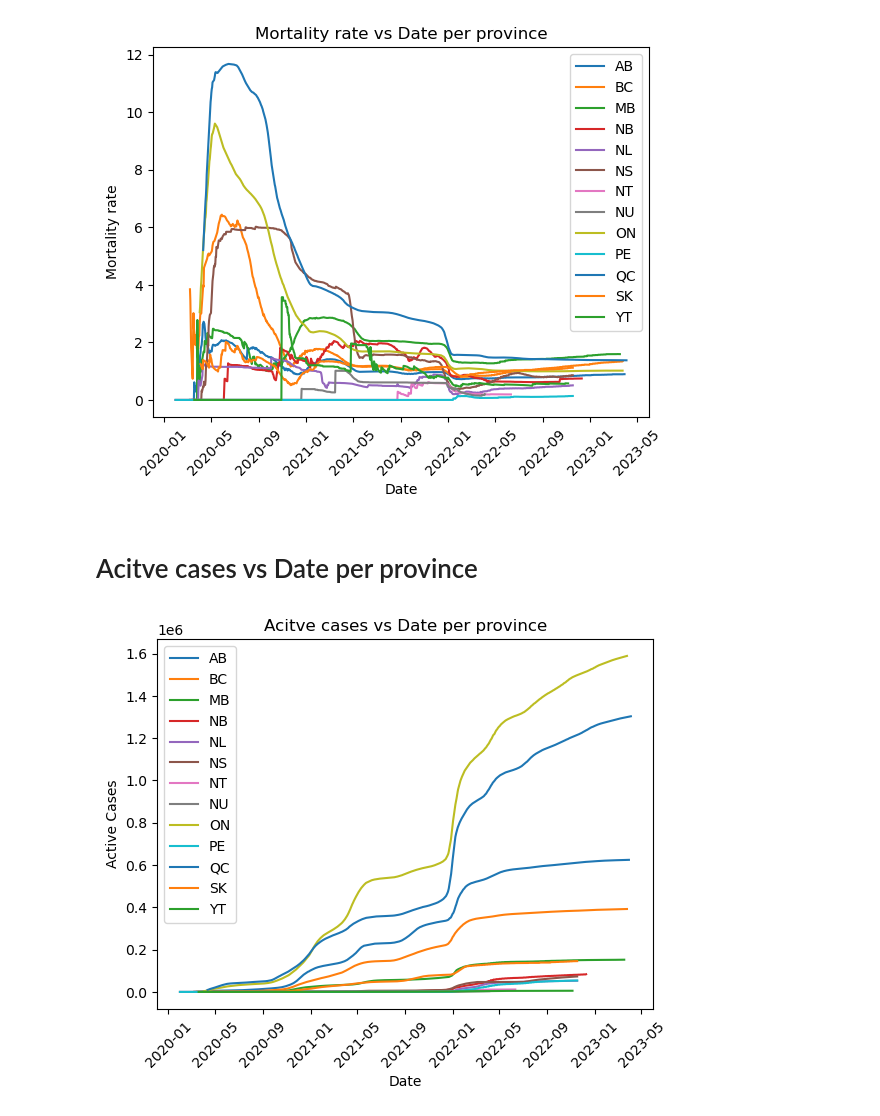
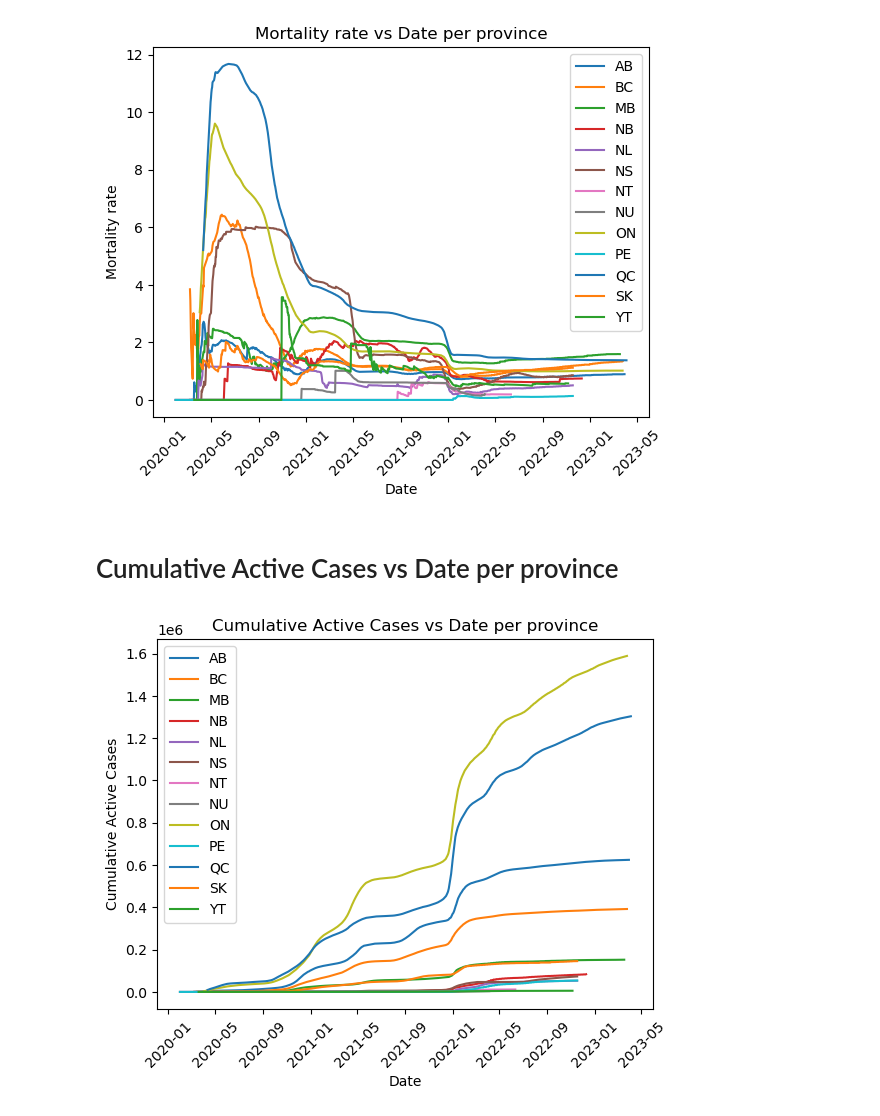
Before and after one commit to svafaeva93/Covid19AnalysisCanada, a Jupyter notebook: Data_extraction_API.ipynb, the cells around one changed output. Saved outputs shown, nothing was run; the diff lists cells and outputs as text; code cells hidden in the pictures.

```diff
--- a/Data_extraction_API.ipynb
+++ b/Data_extraction_API.ipynb
@@ -238,8 +238,8 @@ covid_dataframe_df.head(5)
 # %% [raw]
 Calculating Active Cases
 # %%
-# Assumptions made
-covid_dataframe_df['Active Cases'] = covid_dataframe_df['Cumulative confirmed cases'] - (covid_dataframe_df['Cumulative death cases'] + covid_dataframe_df['Cumulative hospitalizations cases'])
+# Assumptions made recovered data/Cured data was not available in the API so we assumed to use the cumulative hospitalizations cases to calculate the cumulative active cases
+covid_dataframe_df['Cumulative Active Cases'] = covid_dataframe_df['Cumulative confirmed cases'] - (covid_dataframe_df['Cumulative death cases'] + covid_dataframe_df['Cumulative hospitalizations cases'])
 covid_dataframe_df.sample(20)
 # %% [output]
 |  | Province | Date | Cumulative confirmed cases | Confirmed cases per day | Cumulative death cases | Deaths per day | ... |
@@ -470,24 +470,24 @@ plt.savefig("Output/Mortality rate vs Date per province.png")
 plt.show()
 # %% [output]
 [figure]
-# %% [markdown]
-# Acitve cases vs Date per province
+# %% [markdown]
+# Cumulative Active Cases vs Date per province
 # %%
-active_cases_plot_df = covid_dataframe_df.loc[:, ['Province', 'Date', 'Active Cases']]
+active_cases_plot_df = covid_dataframe_df.loc[:, ['Province', 'Date', 'Cumulative Active Cases']]
 # sort by province and date
 active_cases_plot_df = active_cases_plot_df.sort_values(['Province', 'Date'])
 # create a separate plot for each province
 for province, group in active_cases_plot_df.groupby('Province'):
     # plot Date vs Confirmed cases per day
-    plt.plot(group['Date'], group['Active Cases'], label=province)
+    plt.plot(group['Date'], group['Cumulative Active Cases'], label=province)
 # add labels and legend
 plt.xlabel('Date')
 plt.xticks(rotation=45)
-plt.ylabel('Active Cases')
-plt.title('Acitve cases vs Date per province')
+plt.ylabel('Cumulative Active Cases')
+plt.title('Cumulative Active Cases vs Date per province')
 plt.legend()
 # show the plot
-plt.savefig("Output/Acitve cases vs Date per province.png")
+plt.savefig("Output/Cumulative Active Cases vs Date per province.png")
 plt.show()
 # %% [output]
-[figure, old version]
+[figure, new version]
```
Also changed, not shown: parts of 4 cells of this notebook.
